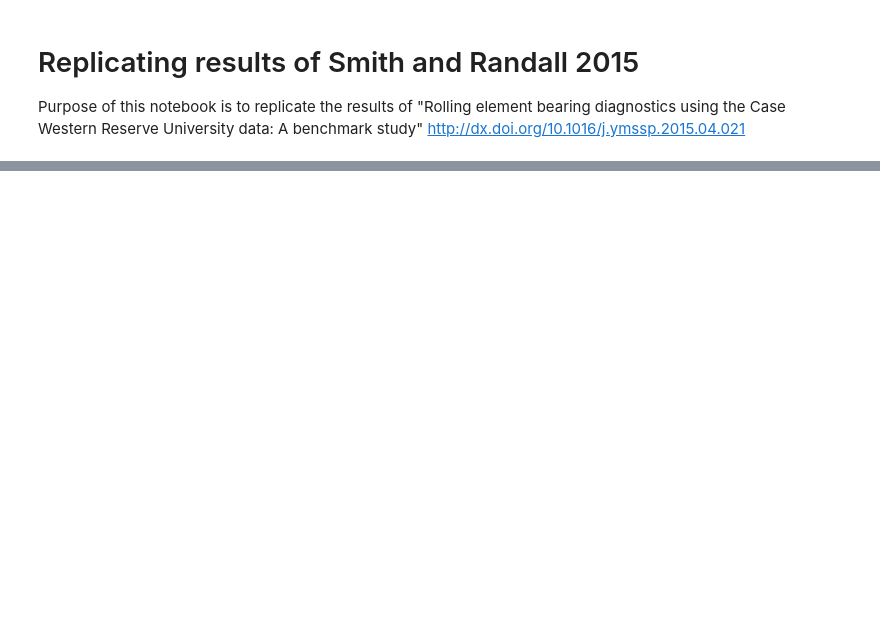
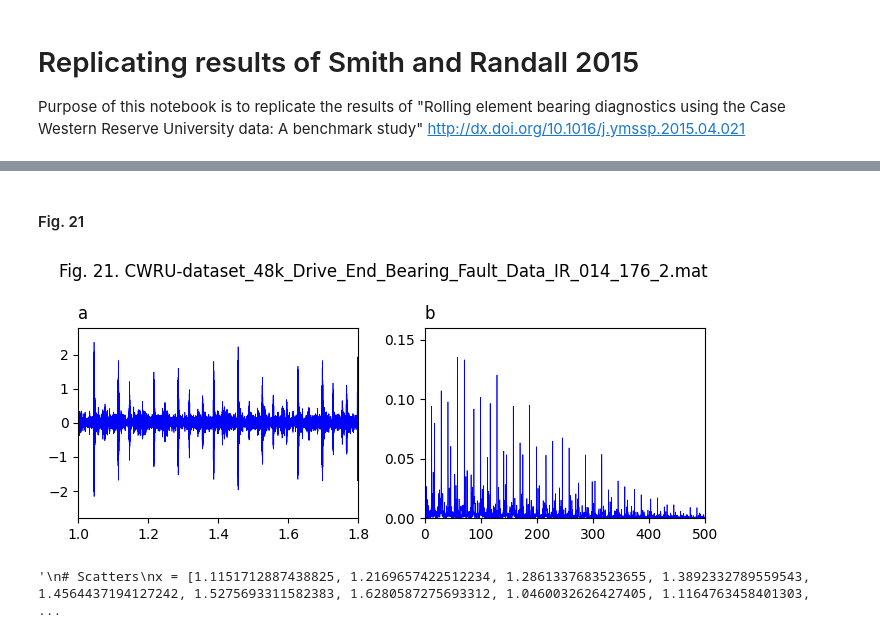
Before and after one commit to Aalto-Arotor/openConMo, a Jupyter notebook: src/randall_examples.ipynb, the cells around one changed output, grey strips where cells are left out. Drawn from its saved outputs; the diff is of its cells as text; code cells hidden in the pictures; blank space fills up the shorter version.

```diff
--- a/src/randall_examples.ipynb
+++ b/src/randall_examples.ipynb
@@ -210,0 +143,27 @@ Method 1 (raw signal); P1 diagnosis.
+# %% [markdown]
+#### Fig. 21
+# %%
+'''
+Fig. 21. Record 176DE (48k, 0.014 in. drive end inner race fault, 1750 rpm). (a) Raw time signal; cursors at 1/fr. (b) Envelope spectrum from Method 1 (raw
+signal); P1 diagnosis.
+'''
+fs = 48e3
+mat_files = glob.glob("CWRU-dataset/**/*176*.mat", recursive=True)
+title = "Fig. 21. " + mat_files[0].replace("/", "_")
+signal, _, _, rpm = du.extract_signals(mat_files[0], normal=False)
+time = np.linspace(0, len(signal)/fs, len(signal))
+
+sq_env_f, sq_env = randall_method_1(signal, fs)
+plot_method_1(title, time, signal, sq_env_f, sq_env, (1, 1.8), (-2.8, 2.8), (0, 500), (0, 0.16))
+'''
+# Scatters
+x = [1.1151712887438825, 1.2169657422512234, 1.2861337683523655, 1.3892332789559543, 1.4564437194127242, 1.5275693311582383, 1.6280587275693312, 1.0460032626427405, 1.1164763458401303, 1.1464926590538336, 1.2163132137030994, 1.2867862969004893, 1.3161500815660685, 1.3546492659053833, 1.3879282218597064, 1.4570962479608482, 1.5256117455138662, 1.6280587275693312]
+y = [1.8079470198675498, 1.4900662251655628, 1.576158940397351, 1.8013245033112582, 2.2649006622516556, 1.3046357615894038, 1.6357615894039736, -2.145695364238411, -1.6754966887417218, -1.086092715231788, -1.271523178807947, -1.5231788079470199, -1.0397350993377483, -0.7615894039735099, -1.6754966887417218, -1.966887417218543, -1.2119205298013245, -1.6688741721854305]
+
+x = [60, 101.33333333333334, 159.11111111111111, 217.33333333333334, 258.6666666666667, 288, 418.6666666666667, 318.6666666666667, 346.6666666666667, 377.77777777777777]
+y = [0.27962962962962956, 0.28827160493827153, 0.5018518518518519, 0.20061728395061723, 0.29999999999999993, 0.13148148148148148, 0.11666666666666667, 0.43148148148148147, 0.07592592592592592, 0.11851851851851852]
+
+'''
+# %% [output]
+[figure, added]
+'\n# Scatters\nx = [1.1151712887438825, 1.2169657422512234, 1.2861337683523655, 1.3892332789559543, 1.4564437194127242, 1.5275693311582383, 1.6280587275693312, 1.0460032626427405, 1.1164763458401303,  ...
```
Also changed, not shown: parts of 65 cells of this notebook, 2 other files.
